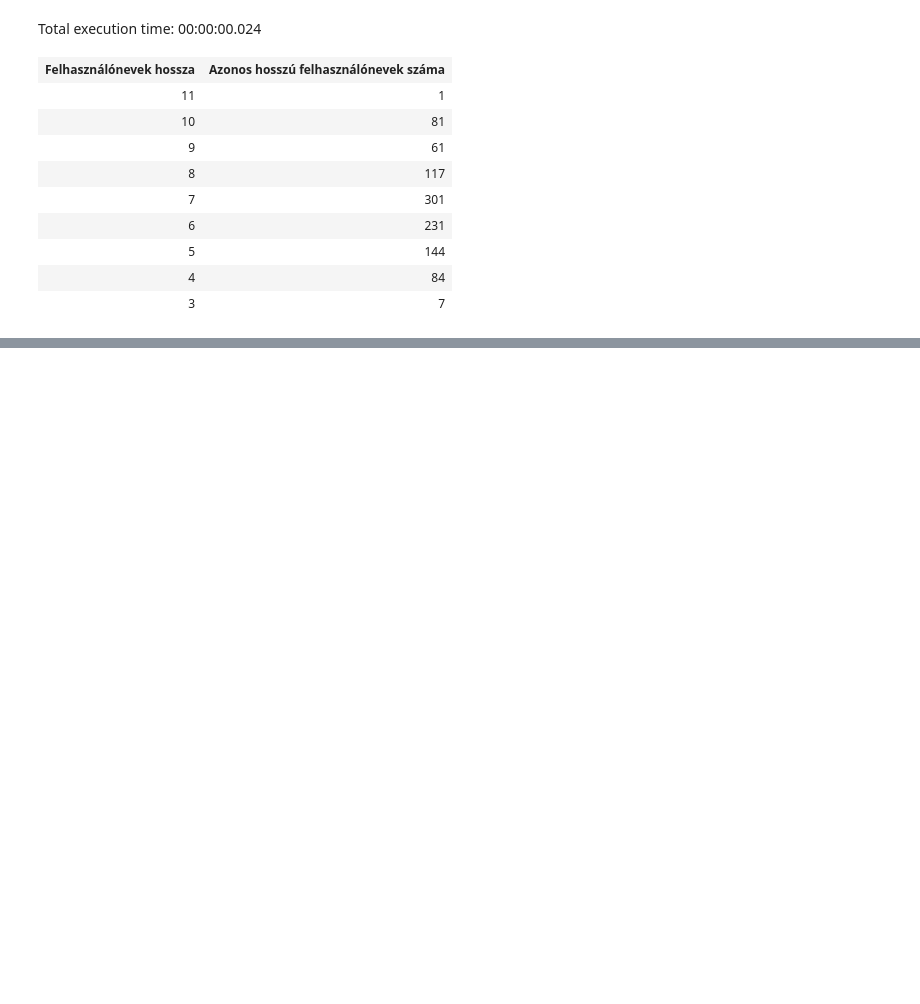
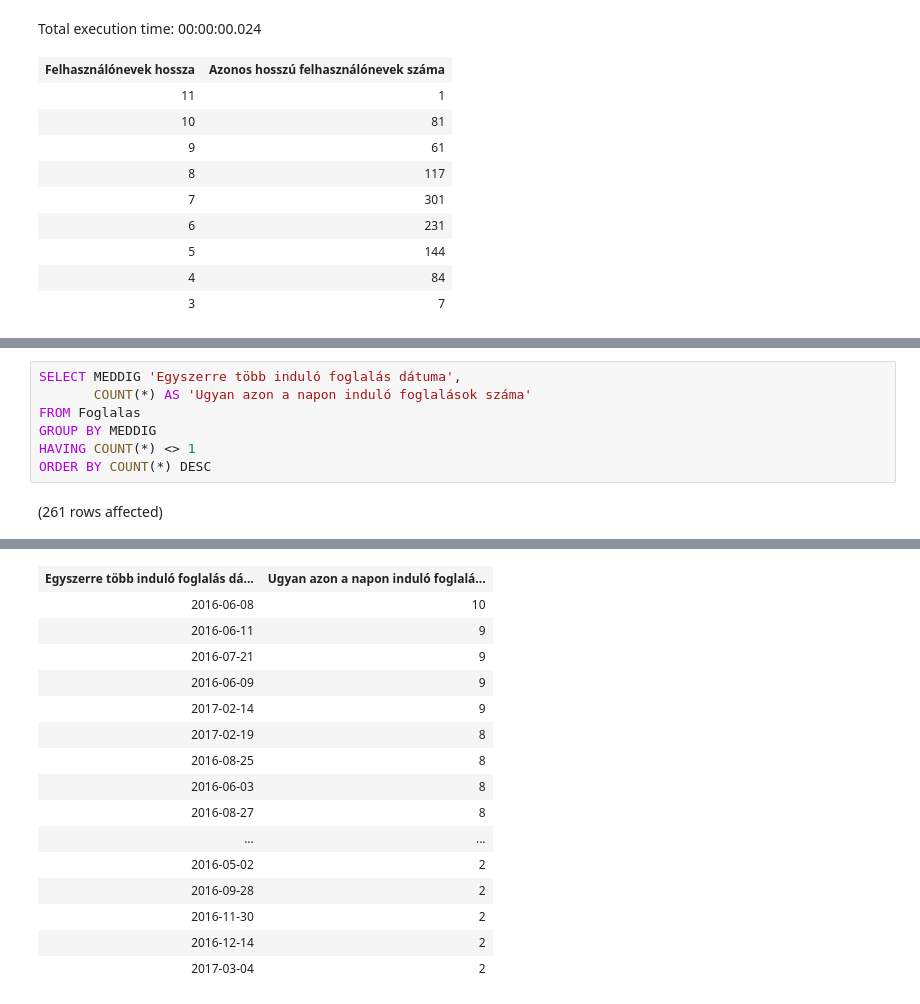
Before and after one commit to MedSzabolcs/SQL_G02, a Jupyter notebook: I. házi feladat (03.08.).ipynb, the cells around one changed output, grey strips where cells are left out. Cells and saved outputs as stored; diff of their text form; blank space fills up the shorter version.

```diff
--- a/I. házi feladat (03.08.).ipynb
+++ b/I. házi feladat (03.08.).ipynb
@@ -69,0 +90,9 @@ Total execution time: 00:00:00.024
+# %%
+SELECT MEDDIG 'Egyszerre több induló foglalás dátuma',
+       COUNT(*) AS 'Ugyan azon a napon induló foglalások száma'
+FROM Foglalas
+GROUP BY MEDDIG
+HAVING COUNT(*) <> 1
+ORDER BY COUNT(*) DESC
+# %% [output]
+(261 rows affected)
@@ -69,0 +100,16 @@ Total execution time: 00:00:00.024
+| Egyszerre több induló foglalás dá... | Ugyan azon a napon induló foglalá... |
+| 2016-06-08 | 10 |
+| 2016-06-11 | 9 |
+| 2016-07-21 | 9 |
+| 2016-06-09 | 9 |
+| 2017-02-14 | 9 |
+| 2017-02-19 | 8 |
+| 2016-08-25 | 8 |
+| 2016-06-03 | 8 |
+| 2016-08-27 | 8 |
+| ... | ... |
+| 2016-05-02 | 2 |
+| 2016-09-28 | 2 |
+| 2016-11-30 | 2 |
+| 2016-12-14 | 2 |
+| 2017-03-04 | 2 |
```
Also changed, not shown: parts of 5 cells of this notebook.
